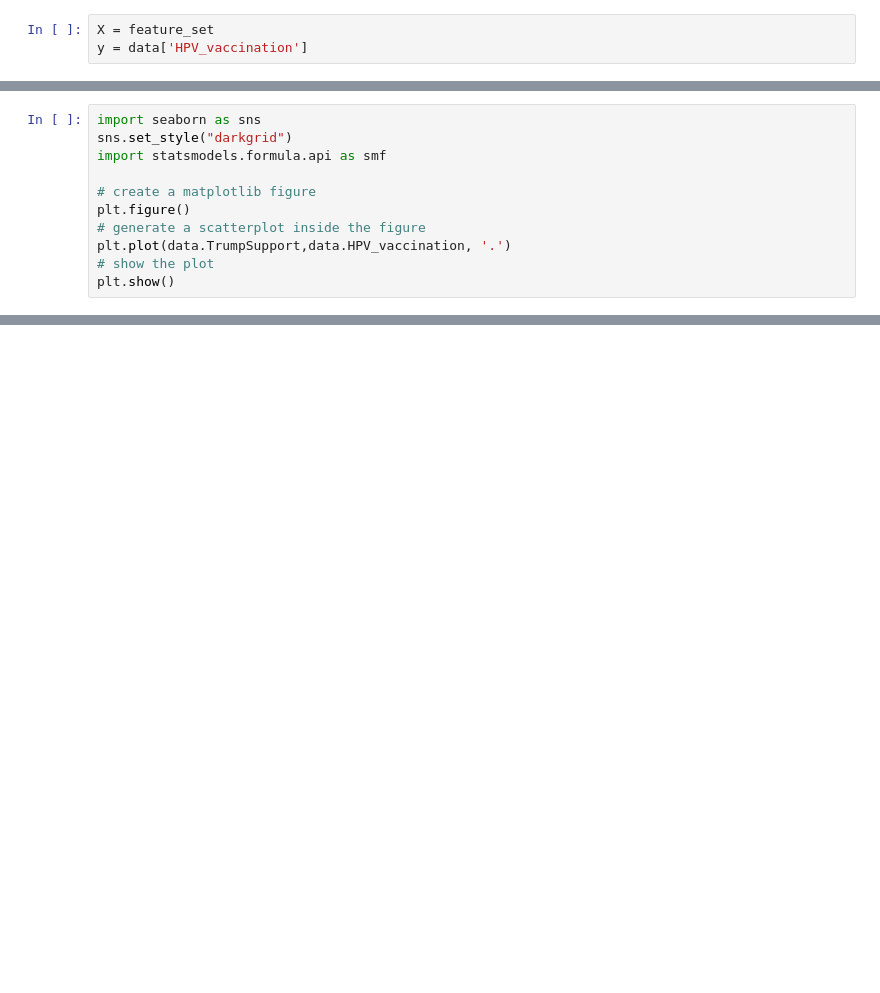
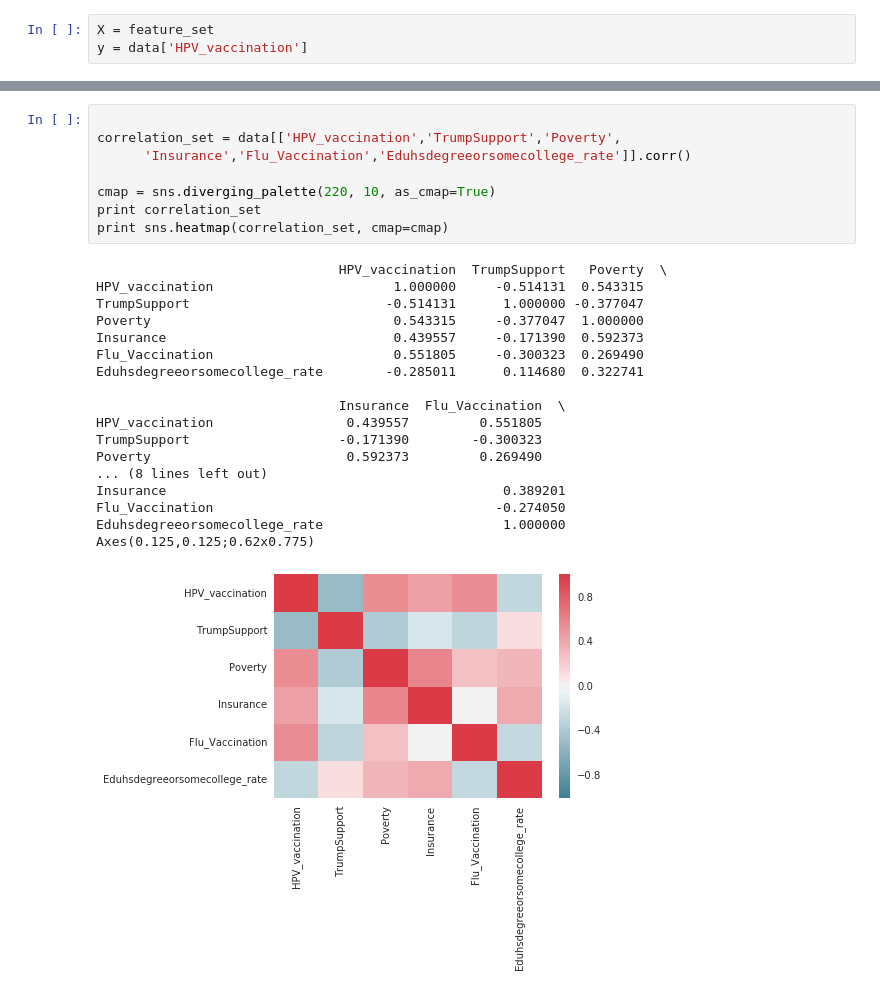
Before and after one commit to almatee/TrisAlma_GA_DAT_NYC_9_27, a Jupyter notebook: Final-Project/Code.ipynb, the cells around one changed output, grey strips where cells are left out. Drawn from its saved outputs; the diff is of its cells as text; blank space fills up the shorter version.

```diff
--- a/Final-Project/Code.ipynb
+++ b/Final-Project/Code.ipynb
@@ -281,11 +214,0 @@ array([  0.00000000e+00,  -0.00000000e+00,  -0.00000000e+00,
-# %%
-import seaborn as sns
-sns.set_style("darkgrid")
-import statsmodels.formula.api as smf
-
-# create a matplotlib figure
-plt.figure()
-# generate a scatterplot inside the figure
-plt.plot(data.TrumpSupport,data.HPV_vaccination, '.')
-# show the plot
-plt.show()
@@ -715,0 +234,27 @@ RandomForestRegressor(bootstrap=True, criterion='mse', max_depth=None,
+# %%
+
+correlation_set = data[['HPV_vaccination','TrumpSupport','Poverty',
+      'Insurance','Flu_Vaccination','Eduhsdegreeorsomecollege_rate']].corr()
+
+cmap = sns.diverging_palette(220, 10, as_cmap=True)
+print correlation_set
+print sns.heatmap(correlation_set, cmap=cmap)
+# %% [output]
+                               HPV_vaccination  TrumpSupport   Poverty  \
+HPV_vaccination                       1.000000     -0.514131  0.543315
+TrumpSupport                         -0.514131      1.000000 -0.377047
+Poverty                               0.543315     -0.377047  1.000000
+Insurance                             0.439557     -0.171390  0.592373
+Flu_Vaccination                       0.551805     -0.300323  0.269490
+Eduhsdegreeorsomecollege_rate        -0.285011      0.114680  0.322741
+
+                               Insurance  Flu_Vaccination  \
+HPV_vaccination                 0.439557         0.551805
+TrumpSupport                   -0.171390        -0.300323
+Poverty                         0.592373         0.269490
+... (8 lines left out)
+Insurance                                           0.389201
+Flu_Vaccination                                    -0.274050
+Eduhsdegreeorsomecollege_rate                       1.000000
+Axes(0.125,0.125;0.62x0.775)
+[figure, added]
```
Also changed, not shown: parts of 71 cells of this notebook.
